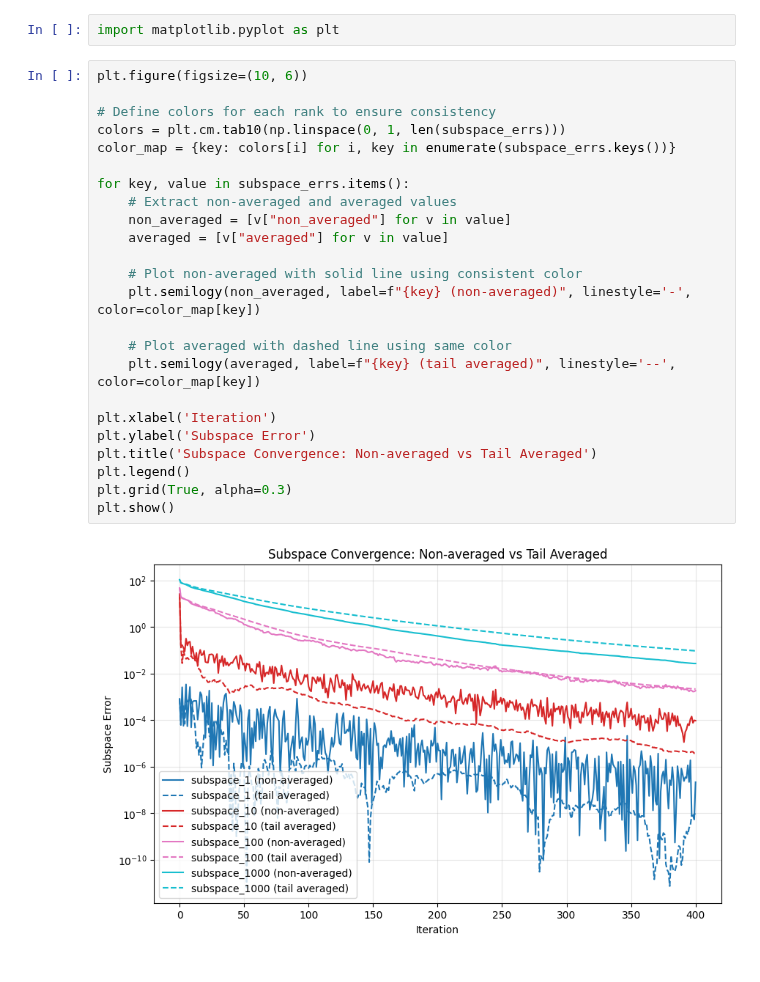
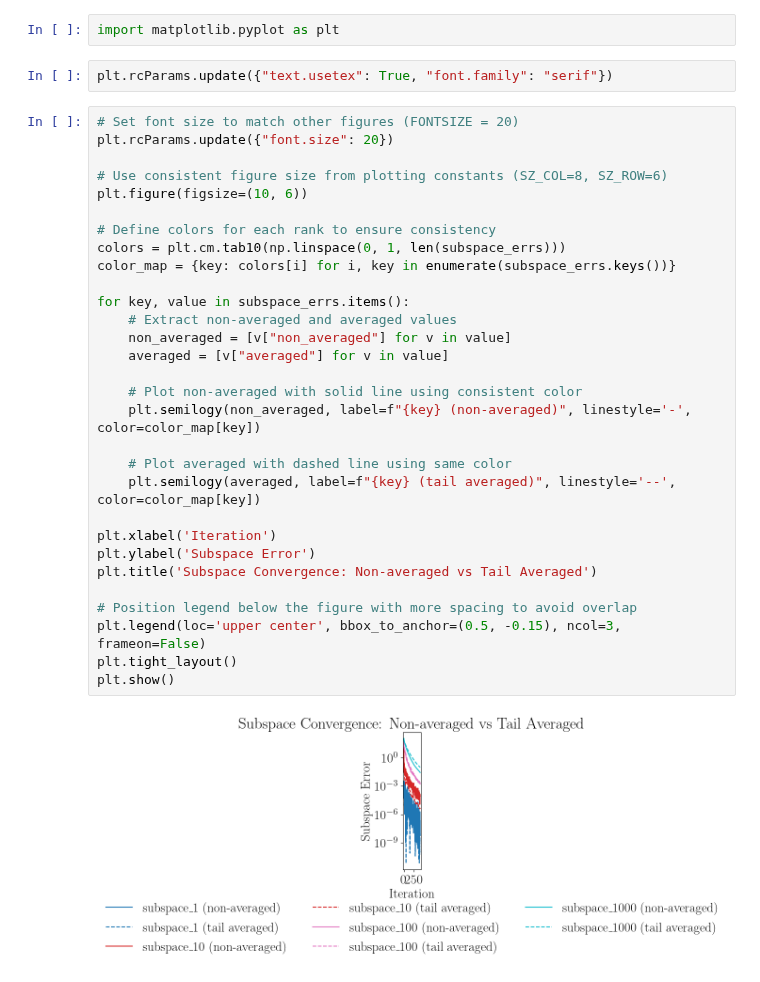
Before and after one commit to pratikrathore8/scalable_gp_inference, a Jupyter notebook: experiments/subspace_convergence.ipynb, the cells around one changed output. Saved outputs shown, nothing was run; the diff lists cells and outputs as text.

```diff
--- a/experiments/subspace_convergence.ipynb
+++ b/experiments/subspace_convergence.ipynb
@@ -138,29 +138,37 @@ print(subspace_errs)
 {'subspace_1': [{'non_averaged': 0.0008173460218443676, 'averaged': 0.0008173460218443676}, {'non_averaged': 6.242336432903215e-05, 'averaged': 6.242336432903215e-05}, {'non_averaged': 0.0025860585409 ...
 # %%
 import matplotlib.pyplot as plt
+# %%
+plt.rcParams.update({"text.usetex": True, "font.family": "serif"})
 # %%
+# Set font size to match other figures (FONTSIZE = 20)
+plt.rcParams.update({"font.size": 20})
+
+# Use consistent figure size from plotting constants (SZ_COL=8, SZ_ROW=6)
 plt.figure(figsize=(10, 6))
 
 # Define colors for each rank to ensure consistency
 colors = plt.cm.tab10(np.linspace(0, 1, len(subspace_errs)))
 color_map = {key: colors[i] for i, key in enumerate(subspace_errs.keys())}
 
 for key, value in subspace_errs.items():
     # Extract non-averaged and averaged values
     non_averaged = [v["non_averaged"] for v in value]
     averaged = [v["averaged"] for v in value]
 
     # Plot non-averaged with solid line using consistent color
     plt.semilogy(non_averaged, label=f"{key} (non-averaged)", linestyle='-', color=color_map[key])
 
     # Plot averaged with dashed line using same color
     plt.semilogy(averaged, label=f"{key} (tail averaged)", linestyle='--', color=color_map[key])
 
 plt.xlabel('Iteration')
 plt.ylabel('Subspace Error')
 plt.title('Subspace Convergence: Non-averaged vs Tail Averaged')
-plt.legend()
-plt.grid(True, alpha=0.3)
+
+# Position legend below the figure with more spacing to avoid overlap
+plt.legend(loc='upper center', bbox_to_anchor=(0.5, -0.15), ncol=3, frameon=False)
+plt.tight_layout()
 plt.show()
 # %% [output]
-[figure, old version]
+[figure, new version]
```
